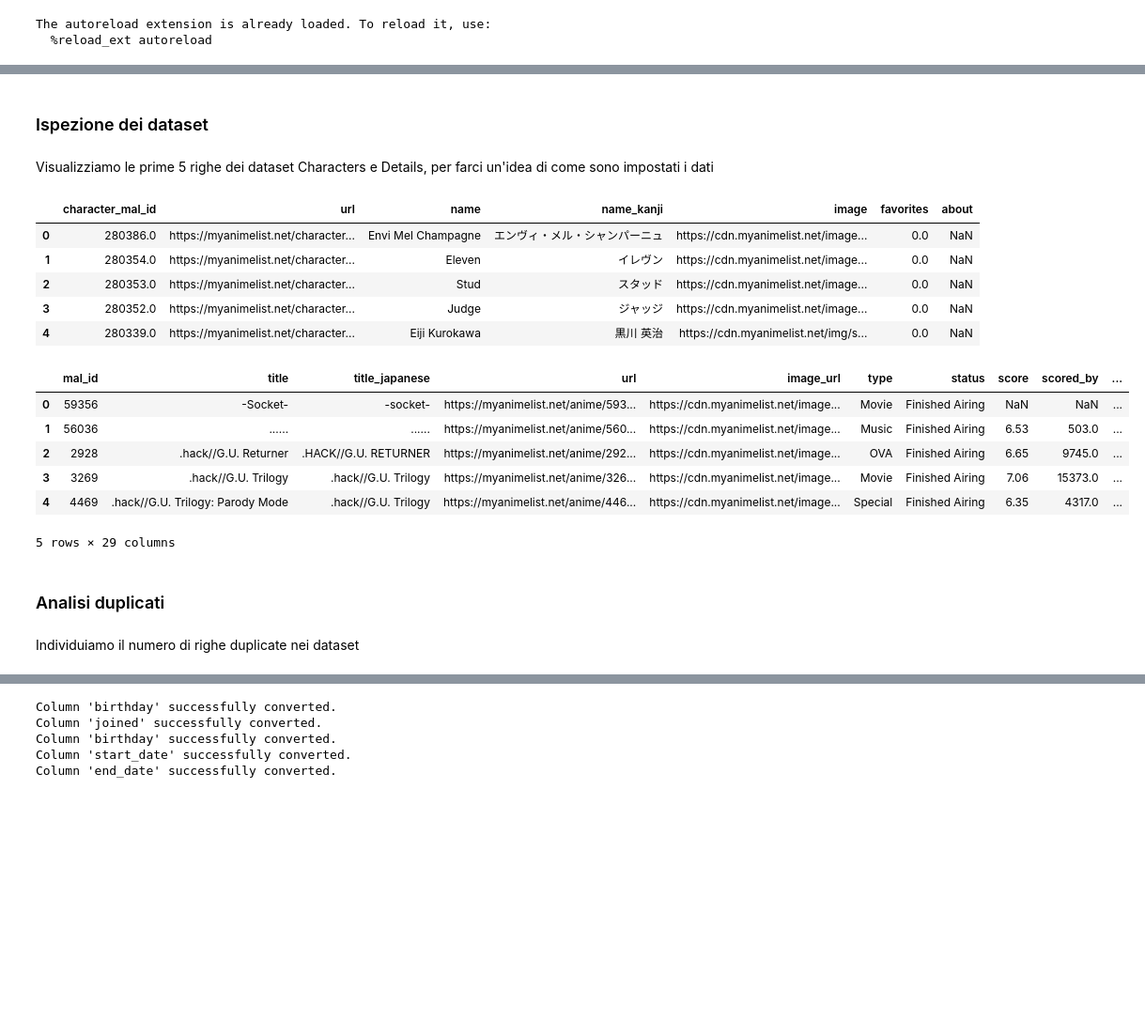
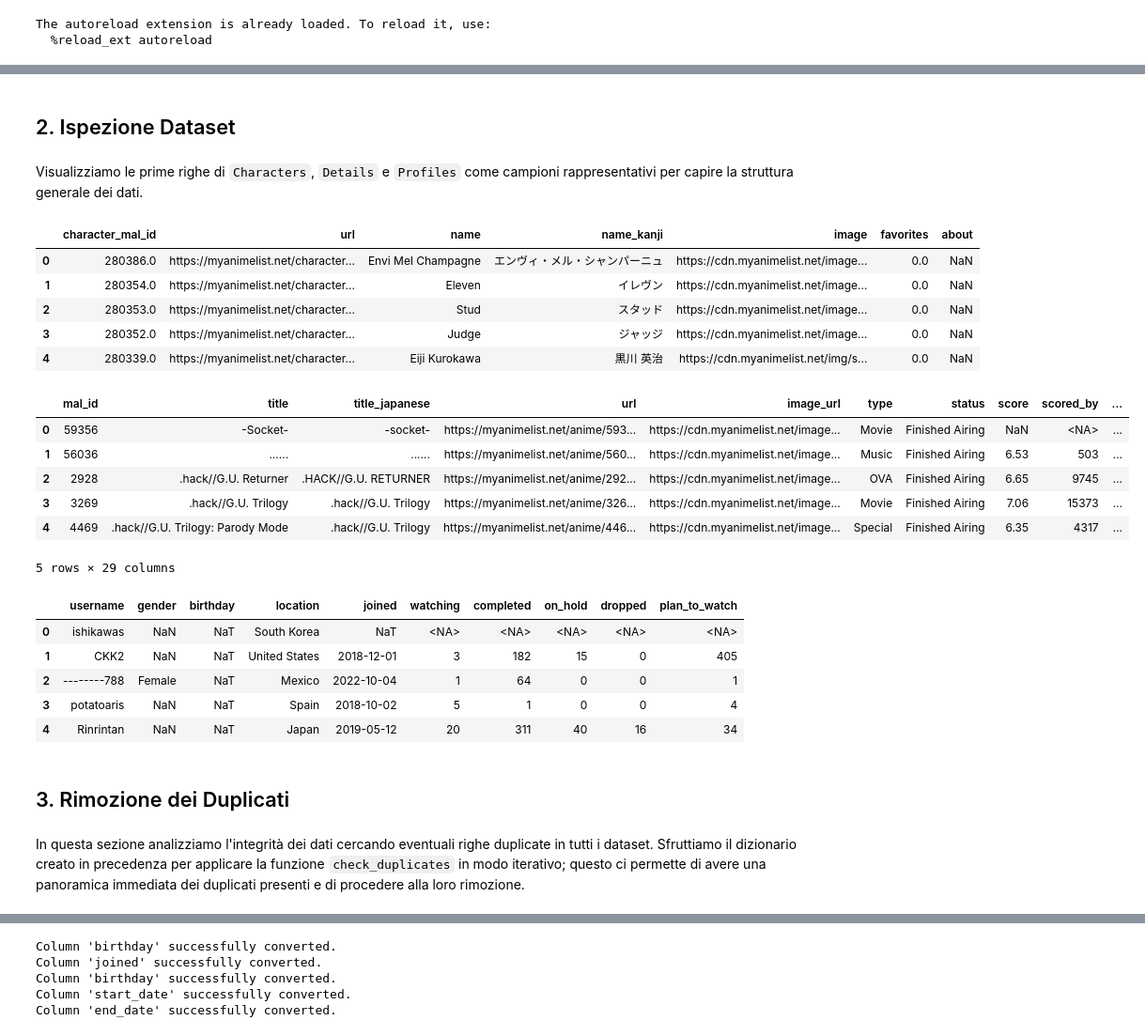
Before and after one commit to sarazunino/HCI, a Jupyter notebook: solution/01_notebook.ipynb, the cells around one changed output, grey strips where cells are left out. Shown at 94% size. Saved outputs shown, nothing was run; the diff lists cells and outputs as text; code cells hidden in the pictures; blank space fills up the shorter version.

```diff
--- a/solution/01_notebook.ipynb
+++ b/solution/01_notebook.ipynb
@@ -75,30 +72,35 @@ Stats: 28955 rows, 27 columns
 # %% [markdown]
-### Ispezione dei dataset
+## 2. Ispezione Dataset
 # %% [markdown]
-Visualizziamo le prime 5 righe dei dataset Characters e Details, per farci un'idea di come sono impostati i dati
+Visualizziamo le prime righe di `Characters`, `Details` e `Profiles` come campioni rappresentativi per capire la struttura generale dei dati.
 # %%
-characters_df.head()
+display(datasets["Characters"].head())
+display(datasets["Details"].head())
+display(datasets["Profiles"].head())
 # %% [output]
 |  | character_mal_id | url | name | name_kanji | image | favorites | about |
 | 0 | 280386.0 | https://myanimelist.net/character... | Envi Mel Champagne | エンヴィ・メル・シャンパーニュ | https://cdn.myanimelist.net/image... | 0.0 | NaN |
 | 1 | 280354.0 | https://myanimelist.net/character... | Eleven | イレヴン | https://cdn.myanimelist.net/image... | 0.0 | NaN |
 | 2 | 280353.0 | https://myanimelist.net/character... | Stud | スタッド | https://cdn.myanimelist.net/image... | 0.0 | NaN |
 | 3 | 280352.0 | https://myanimelist.net/character... | Judge | ジャッジ | https://cdn.myanimelist.net/image... | 0.0 | NaN |
 | 4 | 280339.0 | https://myanimelist.net/character... | Eiji Kurokawa | 黒川 英治 | https://cdn.myanimelist.net/img/s... | 0.0 | NaN |
+|  | mal_id | title | title_japanese | url | image_url | type | status | score | scored_by | ... |
+| 0 | 59356 | -Socket- | -socket- | https://myanimelist.net/anime/593... | https://cdn.myanimelist.net/image... | Movie | Finished Airing | NaN | <NA> | ... |
+| 1 | 56036 | ...... | ...... | https://myanimelist.net/anime/560... | https://cdn.myanimelist.net/image... | Music | Finished Airing | 6.53 | 503 | ... |
+| 2 | 2928 | .hack//G.U. Returner | .HACK//G.U. RETURNER | https://myanimelist.net/anime/292... | https://cdn.myanimelist.net/image... | OVA | Finished Airing | 6.65 | 9745 | ... |
+| 3 | 3269 | .hack//G.U. Trilogy | .hack//G.U. Trilogy | https://myanimelist.net/anime/326... | https://cdn.myanimelist.net/image... | Movie | Finished Airing | 7.06 | 15373 | ... |
+| 4 | 4469 | .hack//G.U. Trilogy: Parody Mode | .hack//G.U. Trilogy | https://myanimelist.net/anime/446... | https://cdn.myanimelist.net/image... | Special | Finished Airing | 6.35 | 4317 | ... |
+5 rows × 29 columns
+|  | username | gender | birthday | location | joined | watching | completed | on_hold | dropped | plan_to_watch |
+| 0 | ishikawas | NaN | NaT | South Korea | NaT | <NA> | <NA> | <NA> | <NA> | <NA> |
+| 1 | CKK2 | NaN | NaT | United States | 2018-12-01 | 3 | 182 | 15 | 0 | 405 |
+| 2 | --------788 | Female | NaT | Mexico | 2022-10-04 | 1 | 64 | 0 | 0 | 1 |
+| 3 | potatoaris | NaN | NaT | Spain | 2018-10-02 | 5 | 1 | 0 | 0 | 4 |
+| 4 | Rinrintan | NaN | NaT | Japan | 2019-05-12 | 20 | 311 | 40 | 16 | 34 |
-# %%
-details_df.head()
-# %% [output]
-|  | mal_id | title | title_japanese | url | image_url | type | status | score | scored_by | ... |
-| 0 | 59356 | -Socket- | -socket- | https://myanimelist.net/anime/593... | https://cdn.myanimelist.net/image... | Movie | Finished Airing | NaN | NaN | ... |
-| 1 | 56036 | ...... | ...... | https://myanimelist.net/anime/560... | https://cdn.myanimelist.net/image... | Music | Finished Airing | 6.53 | 503.0 | ... |
-| 2 | 2928 | .hack//G.U. Returner | .HACK//G.U. RETURNER | https://myanimelist.net/anime/292... | https://cdn.myanimelist.net/image... | OVA | Finished Airing | 6.65 | 9745.0 | ... |
-| 3 | 3269 | .hack//G.U. Trilogy | .hack//G.U. Trilogy | https://myanimelist.net/anime/326... | https://cdn.myanimelist.net/image... | Movie | Finished Airing | 7.06 | 15373.0 | ... |
-| 4 | 4469 | .hack//G.U. Trilogy: Parody Mode | .hack//G.U. Trilogy | https://myanimelist.net/anime/446... | https://cdn.myanimelist.net/image... | Special | Finished Airing | 6.35 | 4317.0 | ... |
-5 rows × 29 columns
 # %% [markdown]
-### Analisi duplicati
+## 3. Rimozione dei Duplicati
 # %% [markdown]
-Individuiamo il numero di righe duplicate nei dataset
+In questa sezione analizziamo l'integrità dei dati cercando eventuali righe duplicate in tutti i dataset. Sfruttiamo il dizionario creato in precedenza per applicare la funzione `check_duplicates` in modo iterativo; questo ci permette di avere una panoramica immediata dei duplicati presenti e di procedere alla loro rimozione.
 # %%
 for name, df in datasets.items():
     check_duplicates(df, name)
```
Also changed, not shown: parts of 31 cells of this notebook, 14 other files.
